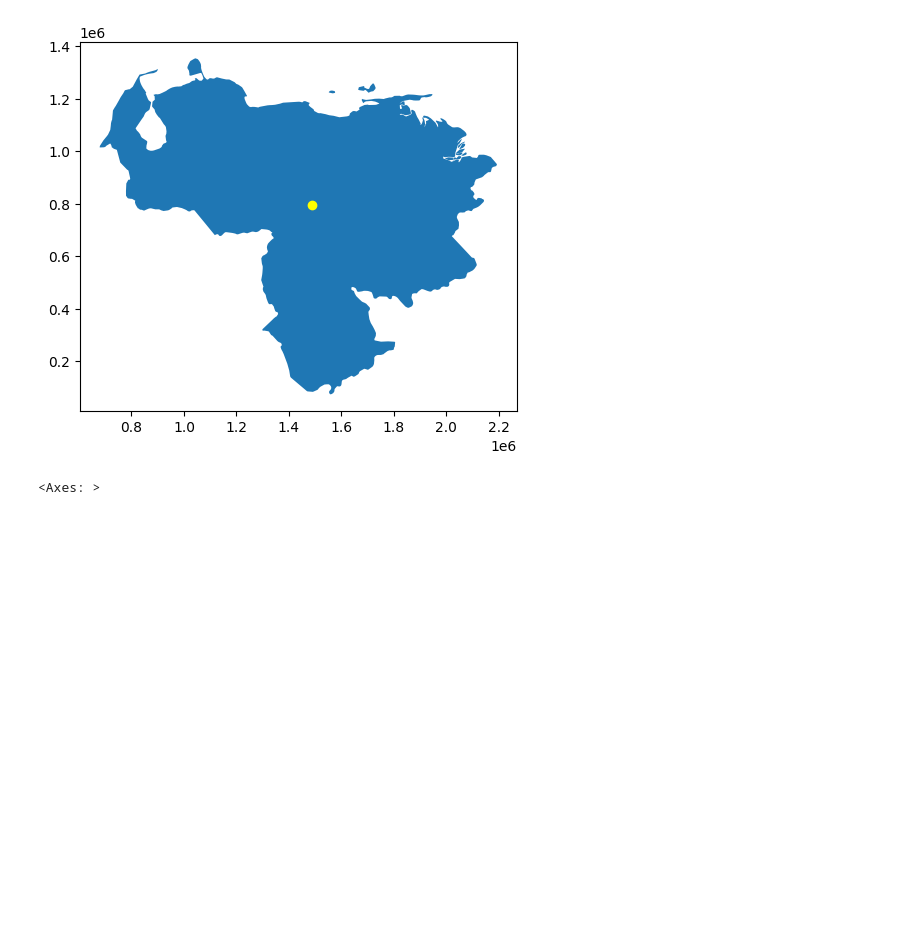
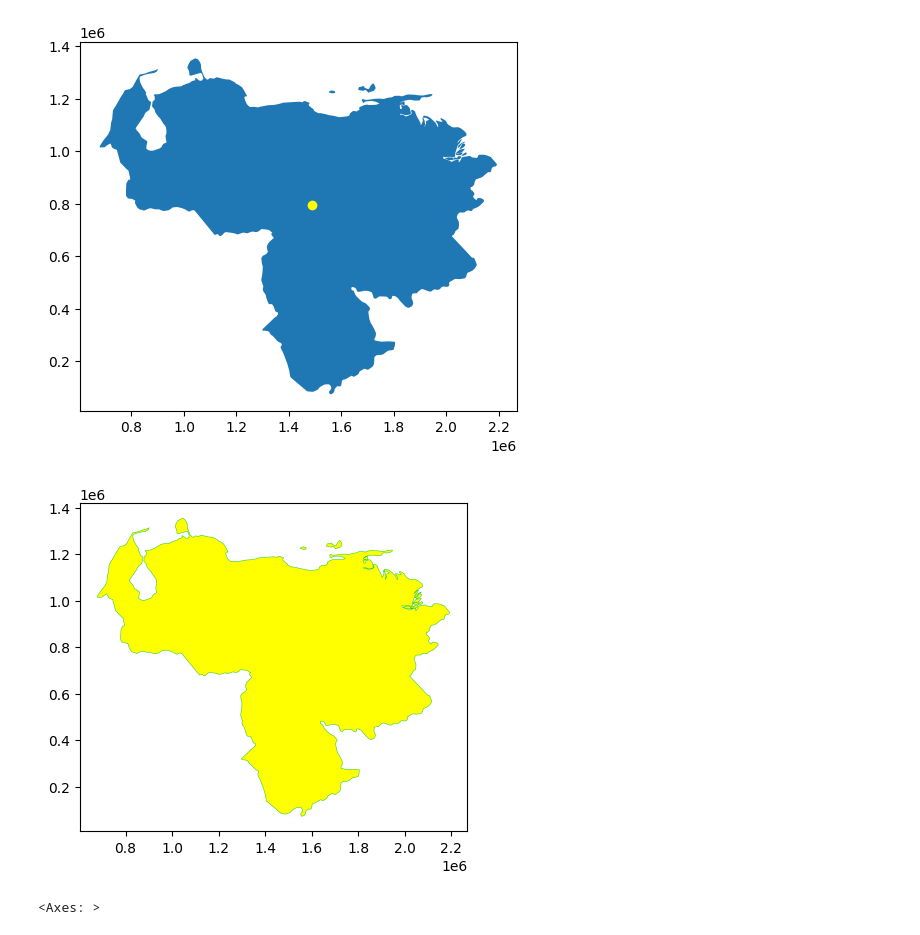
Before and after one commit to enrique1157/simpleplot, a Jupyter notebook: Untitled.ipynb, the cells around one changed output. Drawn from its saved outputs; the diff is of its cells as text; code cells hidden in the pictures; blank space fills up the shorter version.

```diff
--- a/Untitled.ipynb
+++ b/Untitled.ipynb
@@ -95,6 +97,10 @@ cities_24718=cities_venezuela.to_crs(venezuela_24718.crs)
 
 rivers_24718=rivers.to_crs(venezuela_24718.crs)
 rivers_24718=gpd.clip(gdf=rivers_24718,mask=venezuela_24718)
+# %%
+base = venezuela_24718.plot(facecolor="yellow", edgecolor='limegreen', linewidth=0.4,figsize=(5,5))
+# %% [output]
+[figure, added]
 # %%
 #Grafica nuevas coordenadas
 venezuela_24718.plot()
```
Also changed, not shown: parts of 7 cells of this notebook.
